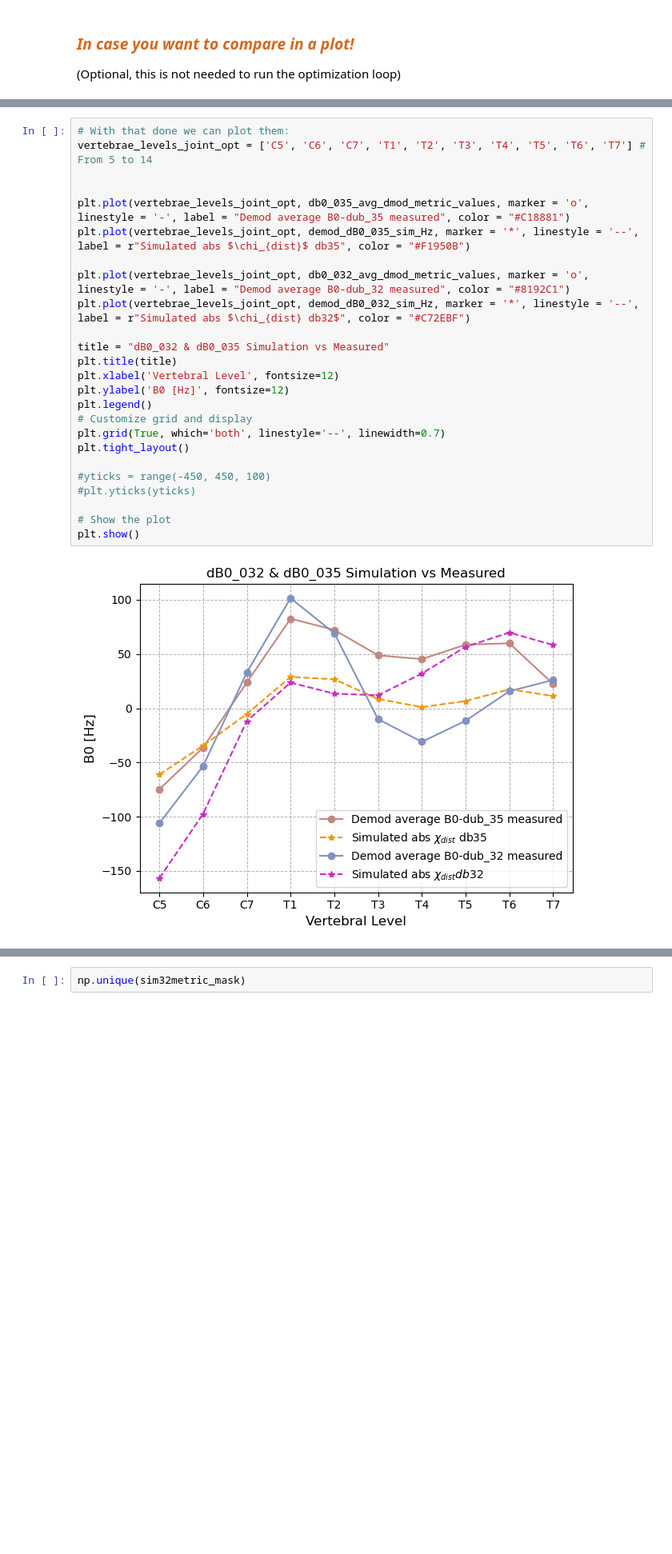
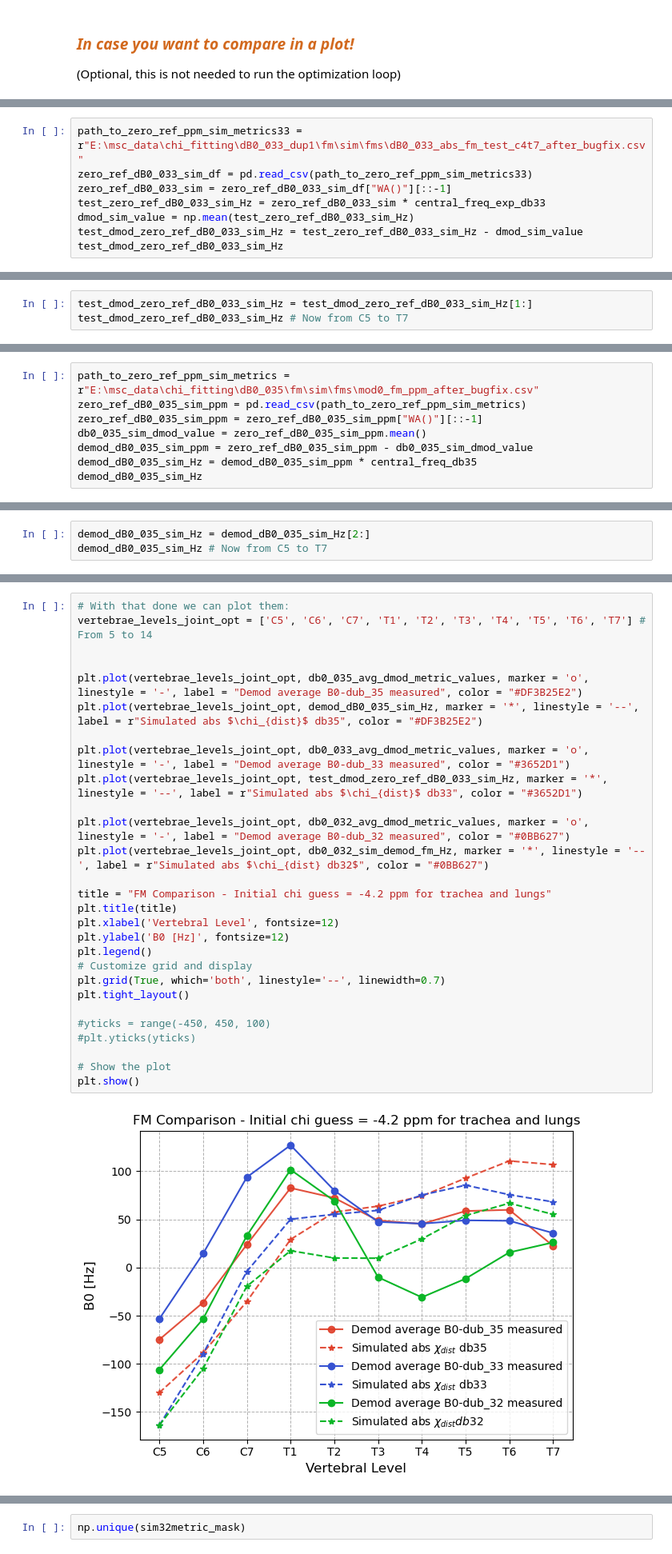
Before and after one commit to sriosq/Image-processing-strategies, a Jupyter notebook: chi_opt/chi_opt_demod_32_35.ipynb, the cells around one changed output, grey strips where cells are left out. Shown at 80% size. Drawn from its saved outputs; the diff is of its cells as text; blank space fills up the shorter version.

```diff
--- a/chi_opt/chi_opt_demod_32_35.ipynb
+++ b/chi_opt/chi_opt_demod_32_35.ipynb
@@ -345,0 +269,8 @@ db0_avg_dmod_B0_sim_values
+# %%
+path_to_zero_ref_ppm_sim_metrics33 = r"E:\msc_data\chi_fitting\dB0_033_dup1\fm\sim\fms\dB0_033_abs_fm_test_c4t7_after_bugfix.csv"
+zero_ref_dB0_033_sim_df = pd.read_csv(path_to_zero_ref_ppm_sim_metrics33)
+zero_ref_dB0_033_sim = zero_ref_dB0_033_sim_df["WA()"][::-1]
+test_zero_ref_dB0_033_sim_Hz = zero_ref_dB0_033_sim * central_freq_exp_db33
+dmod_sim_value = np.mean(test_zero_ref_dB0_033_sim_Hz)
+test_dmod_zero_ref_dB0_033_sim_Hz = test_zero_ref_dB0_033_sim_Hz - dmod_sim_value
+test_dmod_zero_ref_dB0_033_sim_Hz
@@ -345,0 +290,3 @@ db0_avg_dmod_B0_sim_values
+# %%
+test_dmod_zero_ref_dB0_033_sim_Hz = test_dmod_zero_ref_dB0_033_sim_Hz[1:]
+test_dmod_zero_ref_dB0_033_sim_Hz # Now from C5 to T7
@@ -345,0 +305,8 @@ db0_avg_dmod_B0_sim_values
+# %%
+path_to_zero_ref_ppm_sim_metrics = r"E:\msc_data\chi_fitting\dB0_035\fm\sim\fms\mod0_fm_ppm_after_bugfix.csv"
+zero_ref_dB0_035_sim_ppm = pd.read_csv(path_to_zero_ref_ppm_sim_metrics)
+zero_ref_dB0_035_sim_ppm = zero_ref_dB0_035_sim_ppm["WA()"][::-1]
+db0_035_sim_dmod_value = zero_ref_dB0_035_sim_ppm.mean()
+demod_dB0_035_sim_ppm = zero_ref_dB0_035_sim_ppm - db0_035_sim_dmod_value
+demod_dB0_035_sim_Hz = demod_dB0_035_sim_ppm * central_freq_db35
+demod_dB0_035_sim_Hz
@@ -345,0 +327,3 @@ db0_avg_dmod_B0_sim_values
+# %%
+demod_dB0_035_sim_Hz = demod_dB0_035_sim_Hz[2:]
+demod_dB0_035_sim_Hz # Now from C5 to T7
@@ -346,30 +342,33 @@ db0_avg_dmod_B0_sim_values
 # %%
 # With that done we can plot them:
 vertebrae_levels_joint_opt = ['C5', 'C6', 'C7', 'T1', 'T2', 'T3', 'T4', 'T5', 'T6', 'T7'] # From 5 to 14
 
 
-plt.plot(vertebrae_levels_joint_opt, db0_035_avg_dmod_metric_values, marker = 'o', linestyle = '-', label = "Demod average B0-dub_35 measured", color = "#C18881")
-plt.plot(vertebrae_levels_joint_opt, demod_dB0_035_sim_Hz, marker = '*', linestyle = '--', label = r"Simulated abs $\chi_{dist}$ db35", color = "#F1950B")
+plt.plot(vertebrae_levels_joint_opt, db0_035_avg_dmod_metric_values, marker = 'o', linestyle = '-', label = "Demod average B0-dub_35 measured", color = "#DF3B25E2")
+plt.plot(vertebrae_levels_joint_opt, demod_dB0_035_sim_Hz, marker = '*', linestyle = '--', label = r"Simulated abs $\chi_{dist}$ db35", color = "#DF3B25E2")
 
-plt.plot(vertebrae_levels_joint_opt, db0_032_avg_dmod_metric_values, marker = 'o', linestyle = '-', label = "Demod average B0-dub_32 measured", color = "#8192C1")
-plt.plot(vertebrae_levels_joint_opt, demod_dB0_032_sim_Hz, marker = '*', linestyle = '--', label = r"Simulated abs $\chi_{dist} db32$", color = "#C72EBF")
+plt.plot(vertebrae_levels_joint_opt, db0_033_avg_dmod_metric_values, marker = 'o', linestyle = '-', label = "Demod average B0-dub_33 measured", color = "#3652D1")
+plt.plot(vertebrae_levels_joint_opt, test_dmod_zero_ref_dB0_033_sim_Hz, marker = '*', linestyle = '--', label = r"Simulated abs $\chi_{dist}$ db33", color = "#3652D1")
 
-title = "dB0_032 & dB0_035 Simulation vs Measured"
+plt.plot(vertebrae_levels_joint_opt, db0_032_avg_dmod_metric_values, marker = 'o', linestyle = '-', label = "Demod average B0-dub_32 measured", color = "#0BB627")
+plt.plot(vertebrae_levels_joint_opt, db0_032_sim_demod_fm_Hz, marker = '*', linestyle = '--', label = r"Simulated abs $\chi_{dist} db32$", color = "#0BB627")
+
+title = "FM Comparison - Initial chi guess = -4.2 ppm for trachea and lungs"
 plt.title(title)
 plt.xlabel('Vertebral Level', fontsize=12)
 plt.ylabel('B0 [Hz]', fontsize=12)
 plt.legend()
 # Customize grid and display
 plt.grid(True, which='both', linestyle='--', linewidth=0.7)
 plt.tight_layout()
 
 #yticks = range(-450, 450, 100)
 #plt.yticks(yticks)
 
 # Show the plot
 plt.show()
 # %% [output]
-[figure, old version]
+[figure, new version]
 # %%
 # With that done we can plot them:
 vertebrae_levels_joint_opt = ['C5', 'C6', 'C7', 'T1', 'T2', 'T3', 'T4', 'T5', 'T6', 'T7'] # From 5 to 14
```
Also changed, not shown: parts of 38 cells of this notebook, 11 other files.
